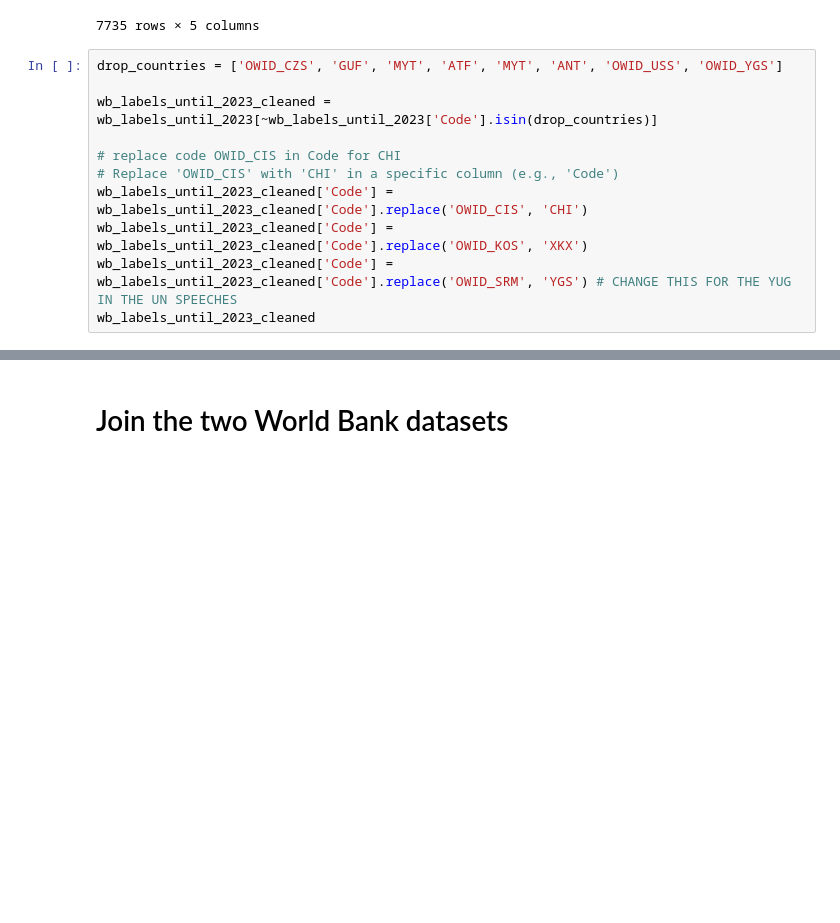
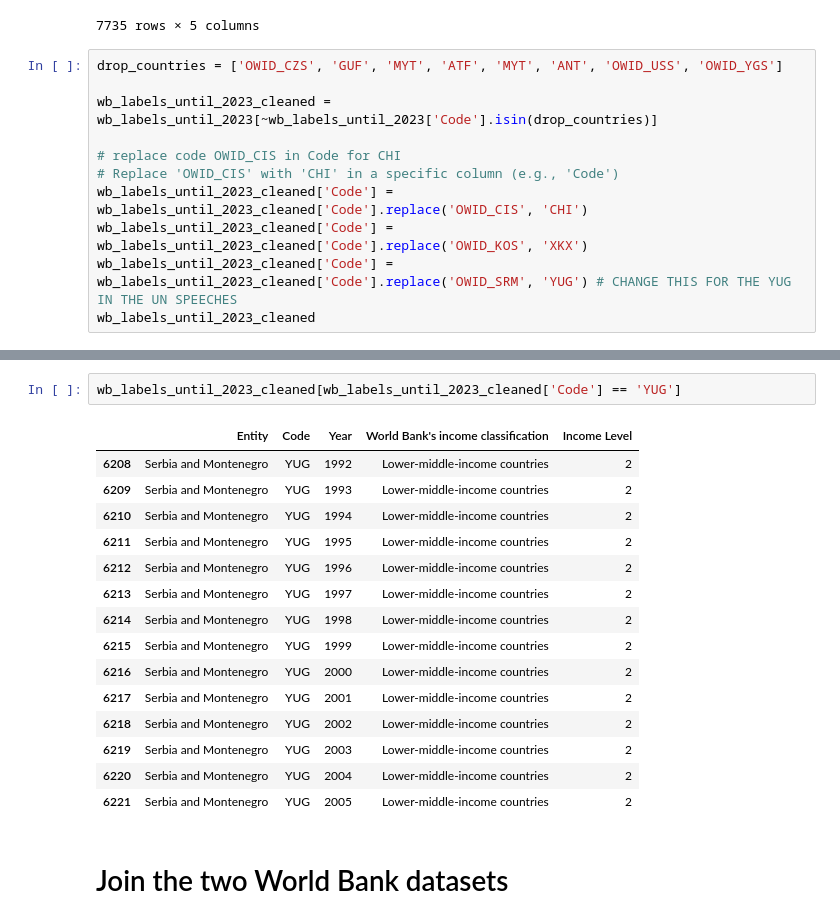
Before and after one commit to AlvaroMillanRuiz/NLP_BDS, a Jupyter notebook: 1. Income Label.ipynb, the cells around one changed output, grey strips where cells are left out. Drawn from its saved outputs; the diff is of its cells as text; blank space fills up the shorter version.

```diff
--- a/Income_lable.ipynb
+++ b/1. Income Label.ipynb
@@ -141,7 +124,7 @@ wb_labels_until_2023_cleaned = wb_labels_until_2023[~wb_labels_until_2023['Code'
 # Replace 'OWID_CIS' with 'CHI' in a specific column (e.g., 'Code')
 wb_labels_until_2023_cleaned['Code'] = wb_labels_until_2023_cleaned['Code'].replace('OWID_CIS', 'CHI')
 wb_labels_until_2023_cleaned['Code'] = wb_labels_until_2023_cleaned['Code'].replace('OWID_KOS', 'XKX')
-wb_labels_until_2023_cleaned['Code'] = wb_labels_until_2023_cleaned['Code'].replace('OWID_SRM', 'YGS') # CHANGE THIS FOR THE YUG IN THE UN SPEECHES
+wb_labels_until_2023_cleaned['Code'] = wb_labels_until_2023_cleaned['Code'].replace('OWID_SRM', 'YUG') # CHANGE THIS FOR THE YUG IN THE UN SPEECHES
 wb_labels_until_2023_cleaned
 # %% [output]
 A value is trying to be set on a copy of a slice from a DataFrame.
@@ -172,6 +155,24 @@ See the caveats in the documentation: https://pandas.pydata.org/pandas-docs/stab
 | 7733 | Zimbabwe | ZWE | 2022 | Lower-middle-income countries | 2 |
 | 7734 | Zimbabwe | ZWE | 2023 | Lower-middle-income countries | 2 |
 7609 rows × 5 columns
+# %%
+wb_labels_until_2023_cleaned[wb_labels_until_2023_cleaned['Code'] == 'YUG']
+# %% [output]
+|  | Entity | Code | Year | World Bank's income classification | Income Level |
+| 6208 | Serbia and Montenegro | YUG | 1992 | Lower-middle-income countries | 2 |
+| 6209 | Serbia and Montenegro | YUG | 1993 | Lower-middle-income countries | 2 |
+| 6210 | Serbia and Montenegro | YUG | 1994 | Lower-middle-income countries | 2 |
+| 6211 | Serbia and Montenegro | YUG | 1995 | Lower-middle-income countries | 2 |
+| 6212 | Serbia and Montenegro | YUG | 1996 | Lower-middle-income countries | 2 |
+| 6213 | Serbia and Montenegro | YUG | 1997 | Lower-middle-income countries | 2 |
+| 6214 | Serbia and Montenegro | YUG | 1998 | Lower-middle-income countries | 2 |
+| 6215 | Serbia and Montenegro | YUG | 1999 | Lower-middle-income countries | 2 |
+| 6216 | Serbia and Montenegro | YUG | 2000 | Lower-middle-income countries | 2 |
+| 6217 | Serbia and Montenegro | YUG | 2001 | Lower-middle-income countries | 2 |
+| 6218 | Serbia and Montenegro | YUG | 2002 | Lower-middle-income countries | 2 |
+| 6219 | Serbia and Montenegro | YUG | 2003 | Lower-middle-income countries | 2 |
+| 6220 | Serbia and Montenegro | YUG | 2004 | Lower-middle-income countries | 2 |
+| 6221 | Serbia and Montenegro | YUG | 2005 | Lower-middle-income countries | 2 |
 # %% [markdown]
 # Join the two World Bank datasets
 # %% [markdown]
```
Also changed, not shown: parts of 17 cells of this notebook, 4 other files.
